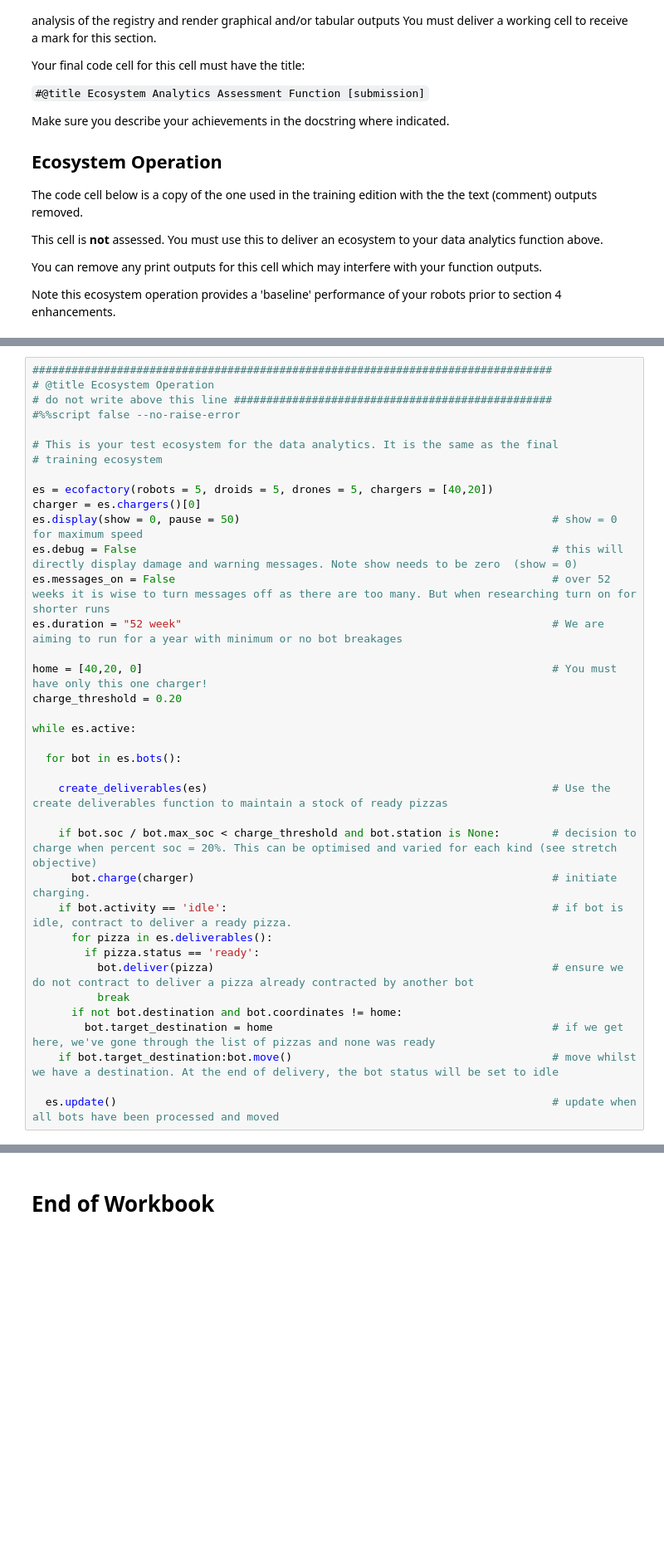
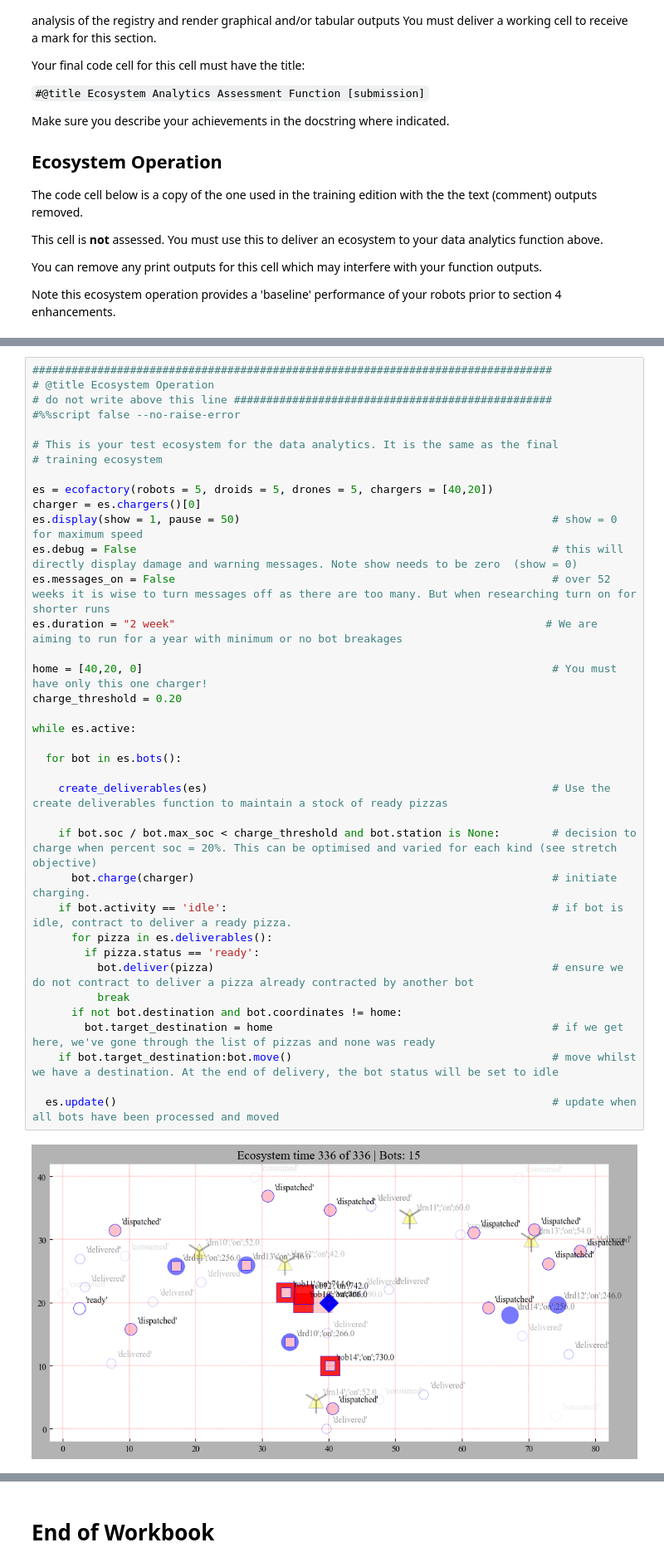
Before and after one commit to HimathUragoda/Drone_delivery_optimisation, a Jupyter notebook: Final_Version(V5)_coursework.ipynb, the cells around one changed output, grey strips where cells are left out. Shown at 83% size. Cells and saved outputs as stored; diff of their text form; blank space fills up the shorter version.

```diff
--- a/Final_Version(V5)_coursework.ipynb
+++ b/Final_Version(V5)_coursework.ipynb
@@ -3148,35 +3146,37 @@ Conclusions:
 
 # This is your test ecosystem for the data analytics. It is the same as the final
 # training ecosystem
 
 es = ecofactory(robots = 5, droids = 5, drones = 5, chargers = [40,20])
 charger = es.chargers()[0]
-es.display(show = 0, pause = 50)                                                # show = 0 for maximum speed
+es.display(show = 1, pause = 50)                                                # show = 0 for maximum speed
 es.debug = False                                                                # this will directly display damage and warning messages. Note show needs to be zero  (show = 0)
 es.messages_on = False                                                          # over 52 weeks it is wise to turn messages off as there are too many. But when researching turn on for shorter runs
-es.duration = "52 week"                                                         # We are aiming to run for a year with minimum or no bot breakages
+es.duration = "2 week"                                                         # We are aiming to run for a year with minimum or no bot breakages
 
 home = [40,20, 0]                                                               # You must have only this one charger!
 charge_threshold = 0.20
 
 while es.active:
 
   for bot in es.bots():
 
     create_deliverables(es)                                                     # Use the create deliverables function to maintain a stock of ready pizzas
 
     if bot.soc / bot.max_soc < charge_threshold and bot.station is None:        # decision to charge when percent soc = 20%. This can be optimised and varied for each kind (see stretch objective)
       bot.charge(charger)                                                       # initiate charging.
     if bot.activity == 'idle':                                                  # if bot is idle, contract to deliver a ready pizza.
       for pizza in es.deliverables():
         if pizza.status == 'ready':
           bot.deliver(pizza)                                                    # ensure we do not contract to deliver a pizza already contracted by another bot
           break
       if not bot.destination and bot.coordinates != home:
         bot.target_destination = home                                           # if we get here, we've gone through the list of pizzas and none was ready
     if bot.target_destination:bot.move()                                        # move whilst we have a destination. At the end of delivery, the bot status will be set to idle
 
   es.update()                                                                   # update when all bots have been processed and moved
+# %% [output]
+[figure, added]
 # %%
 #@title Test Ecosystem Analytics Function
 
```
Also changed, not shown: parts of 7 cells of this notebook.
